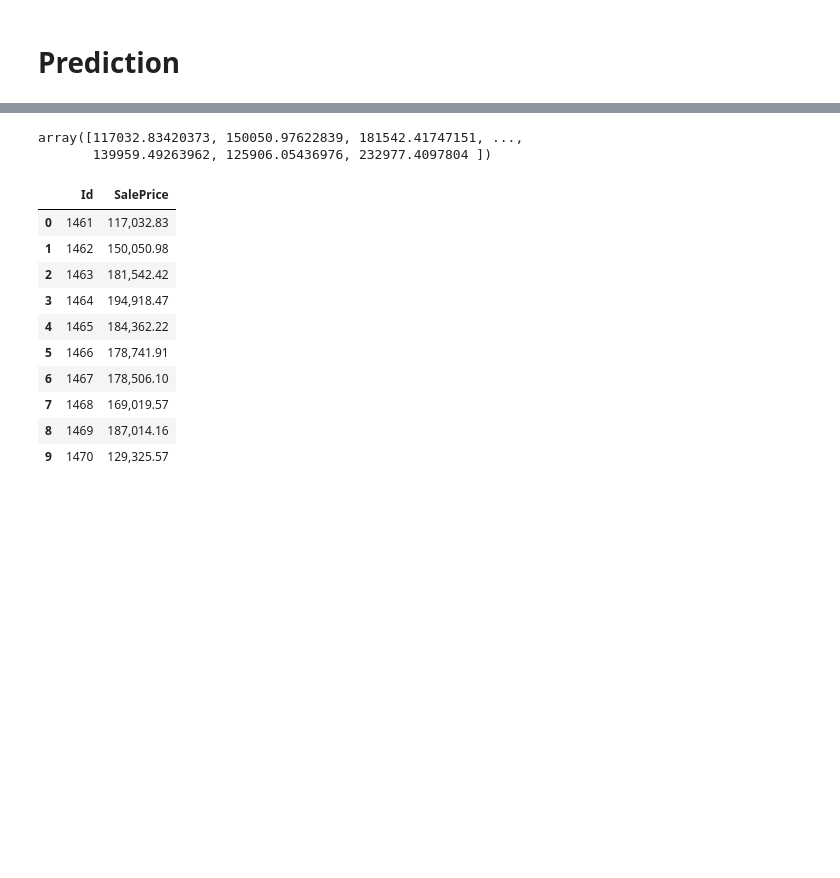
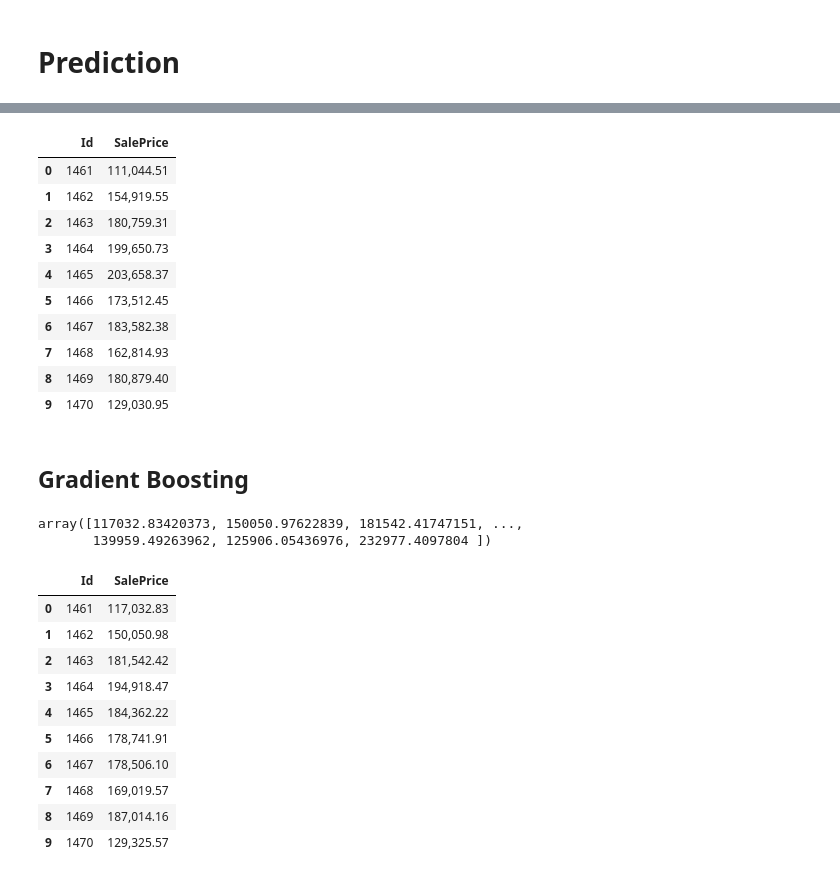
Before and after one commit to Marima91/kaggle_house_prices_prediction, a Jupyter notebook: house-prices-prediction.ipynb, the cells around one changed output, grey strips where cells are left out. Drawn from its saved outputs; the diff is of its cells as text; code cells hidden in the pictures; blank space fills up the shorter version.

```diff
--- a/house-prices-prediction.ipynb
+++ b/house-prices-prediction.ipynb
@@ -1349,3 +1433,29 @@ plt.show()
+# %%
+# Prediction of House Prices using Gradient Boosting Regressor Model
+
+y_pred_ridge = ridge_mod.predict(df_test_new)
+
+# Conversion of logarithmic predictions to logical data Sale Price
+saleprice_preds_ridge = np.exp(y_pred_ridge)
+
+output_ridge = pd.DataFrame({"Id": Id_test_list,"SalePrice": saleprice_preds_ridge})
+# %%
+output_ridge.to_csv("submission_ridge.csv", index=False)
+output_ridge.head(10)
+# %% [output]
+|  | Id | SalePrice |
+| 0 | 1461 | 111,044.51 |
+| 1 | 1462 | 154,919.55 |
+| 2 | 1463 | 180,759.31 |
+| 3 | 1464 | 199,650.73 |
+| 4 | 1465 | 203,658.37 |
+| 5 | 1466 | 173,512.45 |
+| 6 | 1467 | 183,582.38 |
+| 7 | 1468 | 162,814.93 |
+| 8 | 1469 | 180,879.40 |
+| 9 | 1470 | 129,030.95 |
+# %% [markdown]
+## Gradient Boosting
 # %%
 # Prediction of House Prices using Gradient Boosting Regressor Model
 
@@ -1358,7 +1468,7 @@ output = pd.DataFrame({"Id": Id_test_list,"SalePrice": saleprice_preds})
-# %%
-saleprice_preds
-# %% [output]
-array([117032.83420373, 150050.97622839, 181542.41747151, ...,
-       139959.49263962, 125906.05436976, 232977.4097804 ])
+# %%
+saleprice_preds_grb
+# %% [output]
+array([117032.83420373, 150050.97622839, 181542.41747151, ...,
+       139959.49263962, 125906.05436976, 232977.4097804 ])
 # %%
 # Save the output
```
Also changed, not shown: parts of 22 cells of this notebook.
